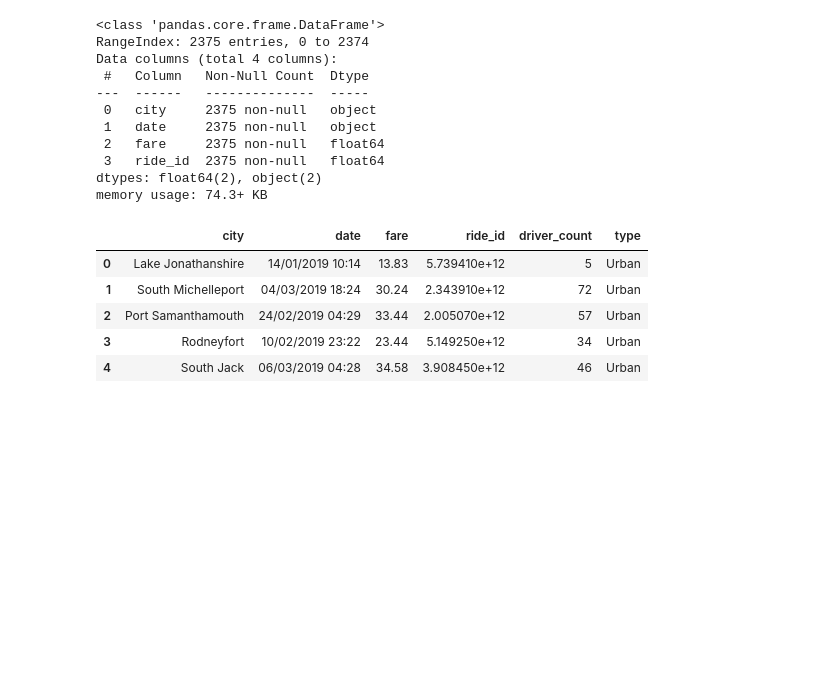
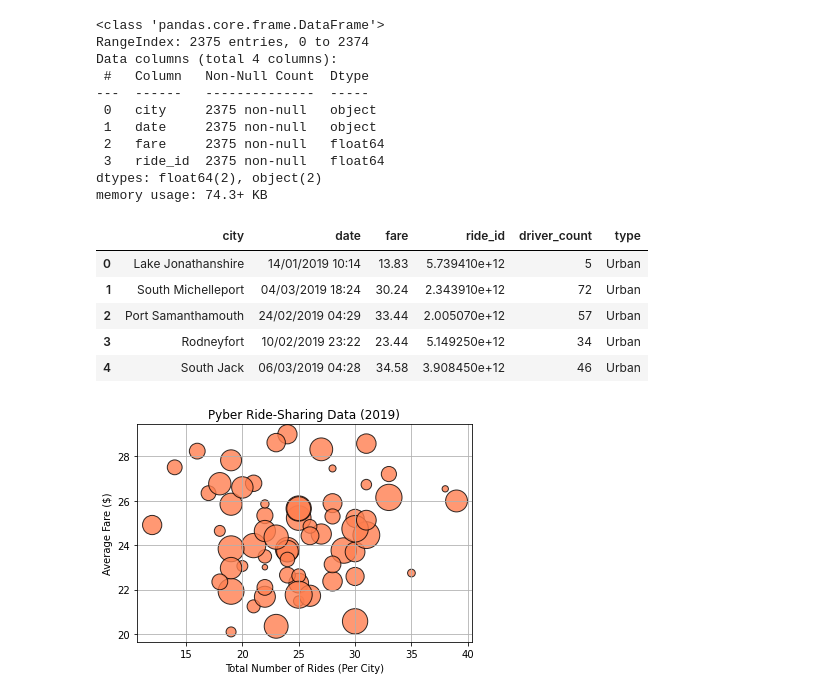
Before and after one commit to JuanPedroMtz/PyBer, a Jupyter notebook: PyBer.ipynb, the cells around one changed output. Cells and saved outputs as stored; diff of their text form; code cells hidden in the pictures; blank space fills up the shorter version.

Commit message:
Final bubble chart

```diff
--- a/PyBer.ipynb
+++ b/PyBer.ipynb
@@ -104,3 +104,10 @@ pyber_data_df.head()
 | 2 | Port Samanthamouth | 24/02/2019 04:29 | 33.44 | 2.005070e+12 | 57 | Urban |
 | 3 | Rodneyfort | 10/02/2019 23:22 | 23.44 | 5.149250e+12 | 34 | Urban |
 | 4 | South Jack | 06/03/2019 04:28 | 34.58 | 3.908450e+12 | 46 | Urban |
+# %%
+# Bubble plot
+    # Separating Data Frames to get the data of each type of city
+urban_cities_df = pyber_data_df[pyber_data_df["type"] == "Urban"]
+urban_ride_count = urban_cities_df.groupby(["city"]).count()["ride_id"]
+urban_avg_fare = urban_cities_df.groupby(["city"]).mean()["fare"]
+urban_avg_drivers = urban_cities_df.groupby(["city"]).mean()["driver_count"]
@@ -106,0 +124,13 @@ pyber_data_df.head()
+# %%
+plt.scatter(urban_ride_count, urban_avg_fare,
+            s=10*urban_avg_drivers, c="coral",
+            edgecolor="black", linewidths=1,
+            alpha=0.8, label="Urban")
+plt.title("Pyber Ride-Sharing Data (2019)")
+plt.ylabel("Average Fare ($)")
+plt.xlabel("Total Number of Rides (Per City)")
+plt.grid(True)
+plt.legend
+plt.show()
+# %% [output]
+[figure, added]
```
Also changed, not shown: parts of 7 cells of this notebook.
